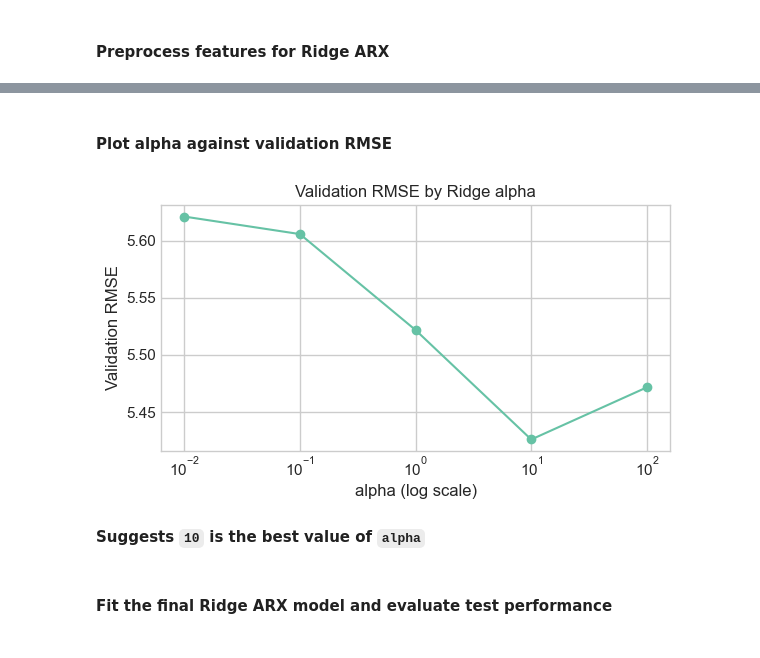
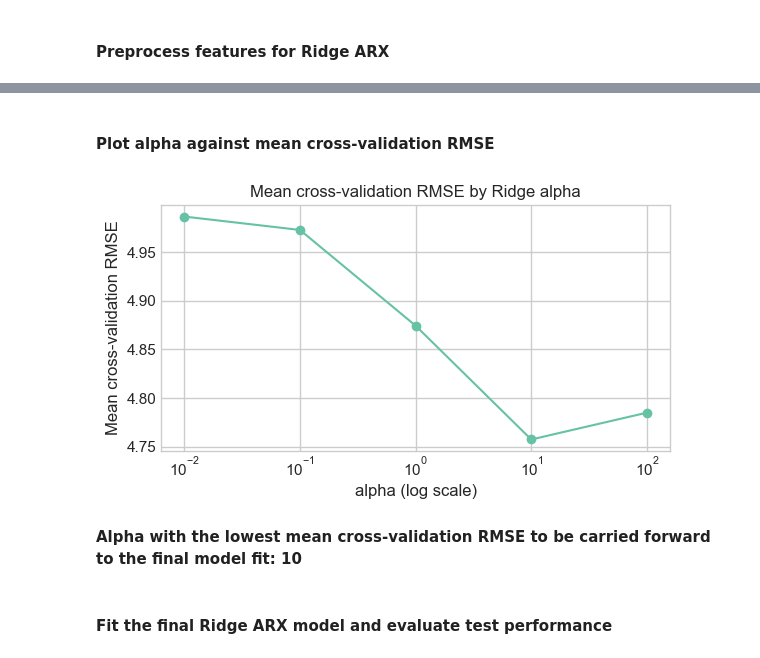
Before and after one commit to jako6f/dublin-air-quality-forecasting, a Jupyter notebook: notebooks/dublin_air_quality_forecasting.ipynb, the cells around one changed output, grey strips where cells are left out. Cells and saved outputs as stored; diff of their text form; code cells hidden in the pictures.

```diff
--- a/notebooks/dublin_air_quality_forecasting.ipynb
+++ b/notebooks/dublin_air_quality_forecasting.ipynb
@@ -2711,24 +2720,25 @@ ridge_arx_validation_results = (
 # %% [markdown]
-#### Plot alpha against validation RMSE
+#### Plot alpha against mean cross-validation RMSE
 # %%
-ridge_arx_validation_plot = ridge_arx_validation_results.sort_values('alpha')
+# Sort by alpha first so the line runs left-to-right across the log-scaled x-axis.
+ridge_arx_cv_plot = ridge_arx_cv_results.sort_values('alpha')
 
 fig, ax = plt.subplots(figsize=(6, 3.5))
 ax.plot(
-    ridge_arx_validation_plot['alpha'],
-    ridge_arx_validation_plot['validation_rmse'],
+    ridge_arx_cv_plot['alpha'],
+    ridge_arx_cv_plot['mean_validation_rmse'],
     marker='o'
 )
 ax.set_xscale('log')
-ax.set_title('Validation RMSE by Ridge alpha')
+ax.set_title('Mean cross-validation RMSE by Ridge alpha')
 ax.set_xlabel('alpha (log scale)')
-ax.set_ylabel('Validation RMSE')
+ax.set_ylabel('Mean cross-validation RMSE')
 plt.tight_layout()
 plt.show()
 # %% [output]
-[figure, old version]
+[figure, new version]
-# %% [markdown]
-**Suggests `10` is the best value of `alpha`**
+# %% [markdown]
+**Alpha with the lowest mean cross-validation RMSE to be carried forward to the final model fit: 10**
 # %% [markdown]
 #### Fit the final Ridge ARX model and evaluate test performance
 # %%
```
Also changed, not shown: parts of 7 cells of this notebook.
